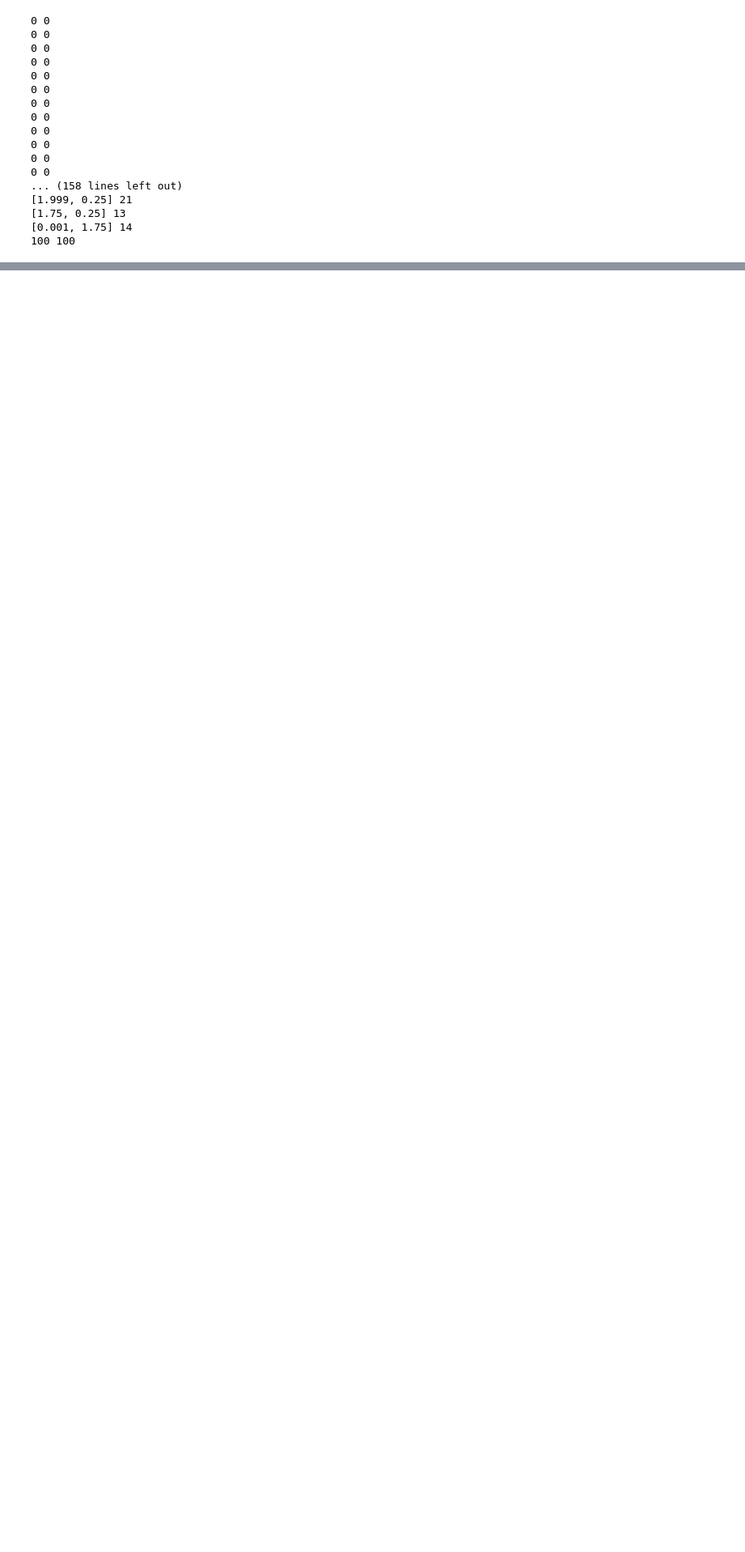
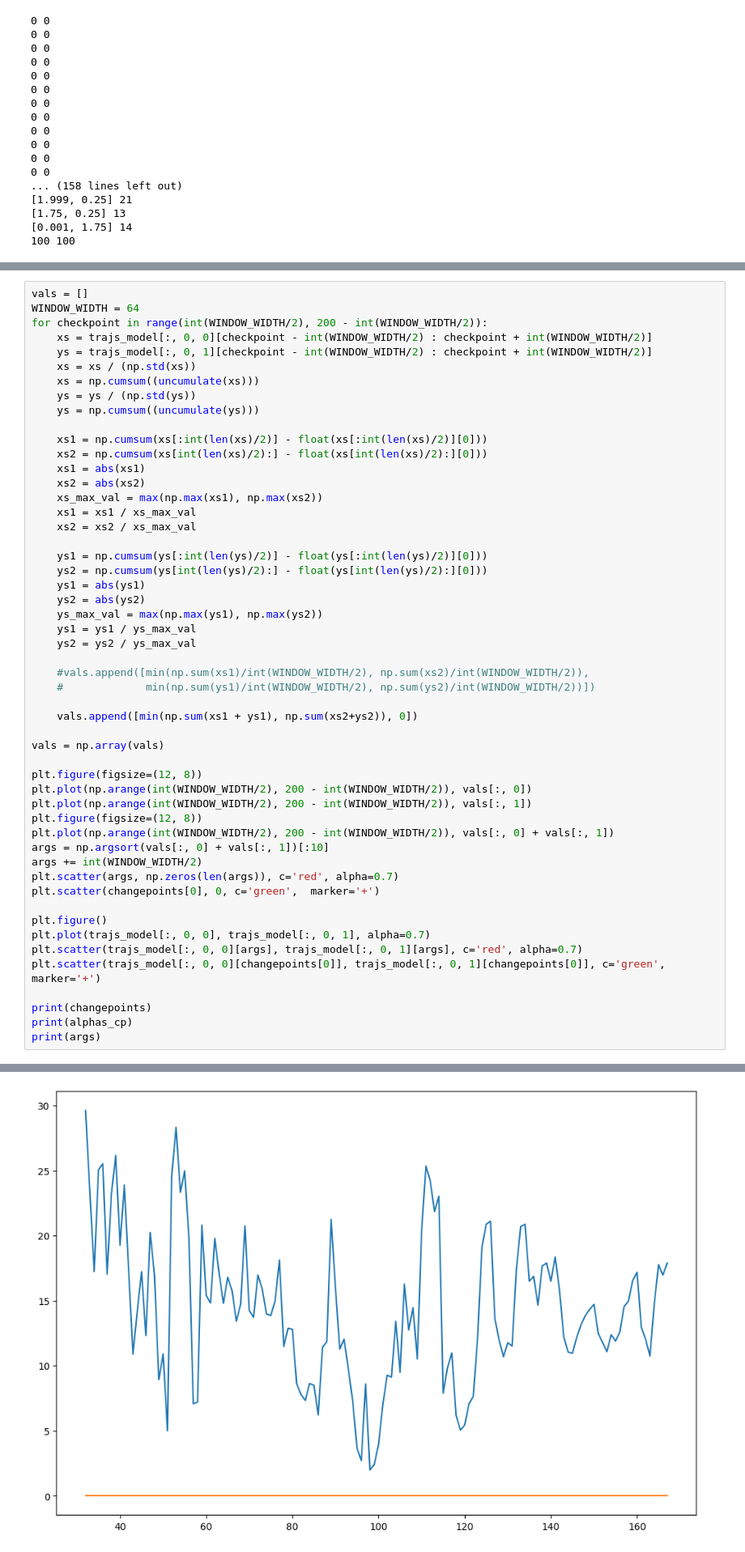
Before and after one commit to JunwooParkSaribu/SPT_a, a Jupyter notebook: analysis_modeling/training_sample6.ipynb, the cells around one changed output, grey strips where cells are left out. Shown at 81% size. Drawn from its saved outputs; the diff is of its cells as text; blank space fills up the shorter version.

```diff
--- a/analysis_modeling/training_sample6.ipynb
+++ b/analysis_modeling/training_sample6.ipynb
@@ -775,0 +909,53 @@ plt.plot(np.arange(WINDOW_WIDTH), my_ys )
+# %%
+vals = []
+WINDOW_WIDTH = 64
+for checkpoint in range(int(WINDOW_WIDTH/2), 200 - int(WINDOW_WIDTH/2)):
+    xs = trajs_model[:, 0, 0][checkpoint - int(WINDOW_WIDTH/2) : checkpoint + int(WINDOW_WIDTH/2)]
+    ys = trajs_model[:, 0, 1][checkpoint - int(WINDOW_WIDTH/2) : checkpoint + int(WINDOW_WIDTH/2)]
+    xs = xs / (np.std(xs))
+    xs = np.cumsum((uncumulate(xs)))
+    ys = ys / (np.std(ys))
+    ys = np.cumsum((uncumulate(ys)))
+
+    xs1 = np.cumsum(xs[:int(len(xs)/2)] - float(xs[:int(len(xs)/2)][0]))
+    xs2 = np.cumsum(xs[int(len(xs)/2):] - float(xs[int(len(xs)/2):][0]))
+    xs1 = abs(xs1)
+    xs2 = abs(xs2)
+    xs_max_val = max(np.max(xs1), np.max(xs2))
+    xs1 = xs1 / xs_max_val
+    xs2 = xs2 / xs_max_val
+
+    ys1 = np.cumsum(ys[:int(len(ys)/2)] - float(ys[:int(len(ys)/2)][0]))
+    ys2 = np.cumsum(ys[int(len(ys)/2):] - float(ys[int(len(ys)/2):][0]))
+    ys1 = abs(ys1)
+    ys2 = abs(ys2)
+    ys_max_val = max(np.max(ys1), np.max(ys2))
+    ys1 = ys1 / ys_max_val
+    ys2 = ys2 / ys_max_val
+
+    #vals.append([min(np.sum(xs1)/int(WINDOW_WIDTH/2), np.sum(xs2)/int(WINDOW_WIDTH/2)),
+    #             min(np.sum(ys1)/int(WINDOW_WIDTH/2), np.sum(ys2)/int(WINDOW_WIDTH/2))])
+
+    vals.append([min(np.sum(xs1 + ys1), np.sum(xs2+ys2)), 0])
+
+vals = np.array(vals)
+
+plt.figure(figsize=(12, 8))
+plt.plot(np.arange(int(WINDOW_WIDTH/2), 200 - int(WINDOW_WIDTH/2)), vals[:, 0])
+plt.plot(np.arange(int(WINDOW_WIDTH/2), 200 - int(WINDOW_WIDTH/2)), vals[:, 1])
+plt.figure(figsize=(12, 8))
+plt.plot(np.arange(int(WINDOW_WIDTH/2), 200 - int(WINDOW_WIDTH/2)), vals[:, 0] + vals[:, 1])
+args = np.argsort(vals[:, 0] + vals[:, 1])[:10]
+args += int(WINDOW_WIDTH/2)
+plt.scatter(args, np.zeros(len(args)), c='red', alpha=0.7)
+plt.scatter(changepoints[0], 0, c='green',  marker='+')
+
+plt.figure()
+plt.plot(trajs_model[:, 0, 0], trajs_model[:, 0, 1], alpha=0.7)
+plt.scatter(trajs_model[:, 0, 0][args], trajs_model[:, 0, 1][args], c='red', alpha=0.7)
+plt.scatter(trajs_model[:, 0, 0][changepoints[0]], trajs_model[:, 0, 1][changepoints[0]], c='green', marker='+')
+
+print(changepoints)
+print(alphas_cp)
+print(args)
+# %% [output]
@@ -775,0 +965 @@ plt.plot(np.arange(WINDOW_WIDTH), my_ys )
+[figure, added]
```
Also changed, not shown: parts of 11 cells of this notebook.
